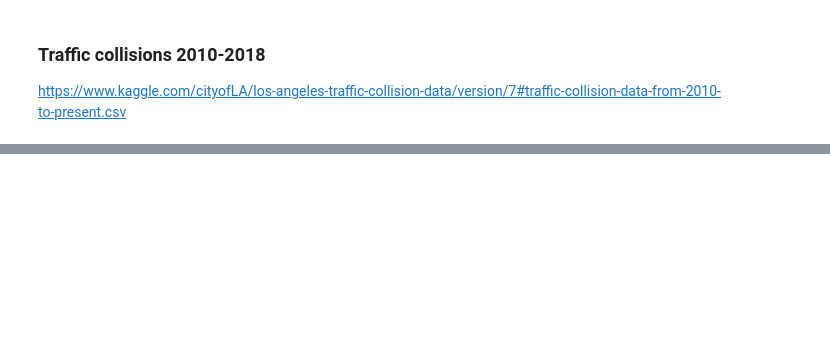
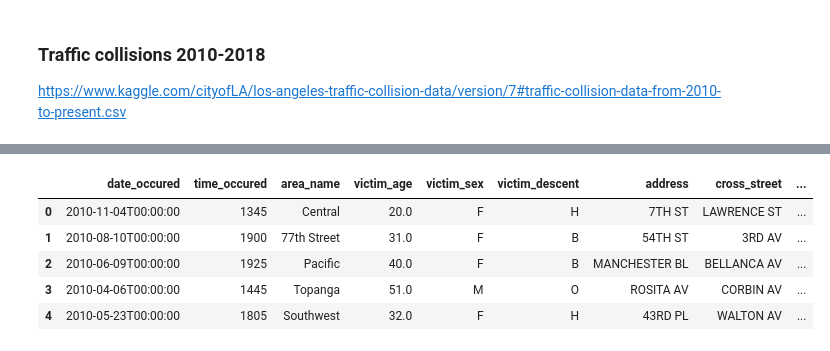
Before and after one commit to finnqiao/la_metro_bikeshare_data, a Jupyter notebook: notebooks/1.0-la-bikeshare.ipynb, the cells around one changed output, grey strips where cells are left out. Cells and saved outputs as stored; diff of their text form; code cells hidden in the pictures; blank space fills up the shorter version.

```diff
--- a/notebooks/1.0-la-bikeshare.ipynb
+++ b/notebooks/1.0-la-bikeshare.ipynb
@@ -336,0 +337,15 @@ traffic_df['Date Occurred'].max()
+# %%
+traffic_df = traffic_df[['Date Occurred', 'Time Occurred', 'Area Name', 'Victim Age',
+                         'Victim Sex', 'Victim Descent', 'Address', 'Cross Street', 'Location']]
+traffic_df = traffic_df.rename(columns = {'Date Occurred':'date_occured',
+                             'Time Occurred':'time_occured', 'Area Name':'area_name', 'Victim Age':'victim_age',
+                             'Victim Sex':'victim_sex', 'Victim Descent':'victim_descent', 'Address':'address',
+                             'Cross Street':'cross_street', 'Location':'location'})
+traffic_df.head()
+# %% [output]
+|  | date_occured | time_occured | area_name | victim_age | victim_sex | victim_descent | address | cross_street | ... |
+| 0 | 2010-11-04T00:00:00 | 1345 | Central | 20.0 | F | H | 7TH ST | LAWRENCE ST | ... |
+| 1 | 2010-08-10T00:00:00 | 1900 | 77th Street | 31.0 | F | B | 54TH ST | 3RD AV | ... |
+| 2 | 2010-06-09T00:00:00 | 1925 | Pacific | 40.0 | F | B | MANCHESTER BL | BELLANCA AV | ... |
+| 3 | 2010-04-06T00:00:00 | 1445 | Topanga | 51.0 | M | O | ROSITA AV | CORBIN AV | ... |
+| 4 | 2010-05-23T00:00:00 | 1805 | Southwest | 32.0 | F | H | 43RD PL | WALTON AV | ... |
```
Also changed, not shown: parts of 17 cells of this notebook.
